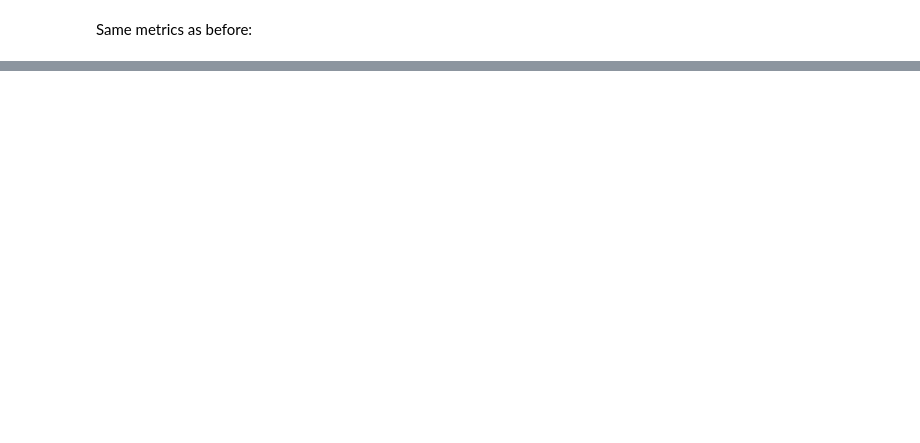
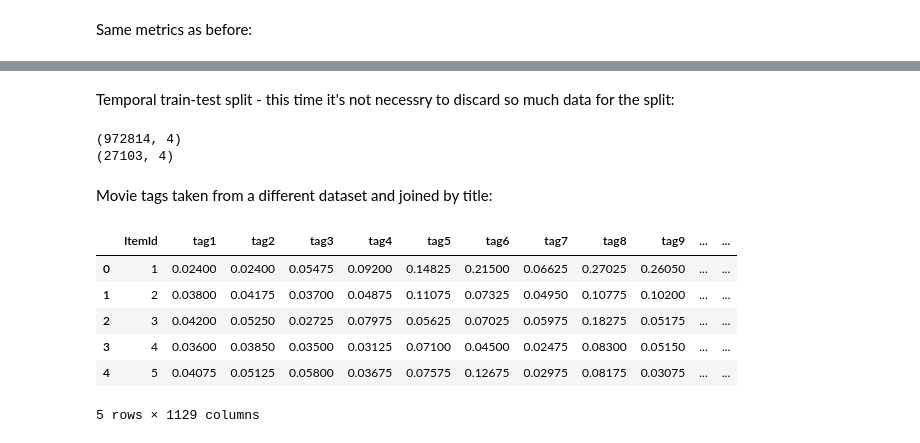
Before and after one commit to david-cortes/cmfrec, a Jupyter notebook: example/cmfrec_movielens_sideinfo.ipynb, the cells around one changed output, grey strips where cells are left out. Cells and saved outputs as stored; diff of their text form; code cells hidden in the pictures; blank space fills up the shorter version.

```diff
--- a/example/cmfrec_movielens_sideinfo.ipynb
+++ b/example/cmfrec_movielens_sideinfo.ipynb
@@ -444,0 +459,46 @@ print_reclist(reclist3)
+# %% [markdown]
+Temporal train-test split - this time it's not necessry to discard so much data for the split:
+# %%
+time_cutoff='2002-01-01'
+train=ratings.loc[ratings.Timestamp<=time_cutoff]
+test=ratings.loc[ratings.Timestamp>time_cutoff]
+users_train=set(list(train.UserId))
+items_train=set(list(train.ItemId))
+test=test.loc[test.UserId.map(lambda x: x in users_train)]
+test=test.loc[test.ItemId.map(lambda x: x in items_train)]
+print(train.shape)
+print(test.shape)
+# %% [output]
+(972814, 4)
+(27103, 4)
+# %% [markdown]
+Movie tags taken from a different dataset and joined by title:
+# %%
+movie_titles=pd.read_table('D:\\Downloads\\movielens\\ml-1m\\ml-1m\\movies.dat',sep='::',engine='python',header=None)
+movie_titles.columns=['ItemId','title','genres']
+movie_titles=movie_titles[['ItemId','title']]
+
+# will save the movie titles for later
+movie_id_to_title={i.ItemId:i.title for i in movie_titles.itertuples()}
+
+movies=pd.read_csv('D:\\Downloads\\movielens\\ml-latest\\ml-latest\\movies.csv')
+movies=movies[['movieId','title']]
+movies=pd.merge(movies,movie_titles)
+movies=movies[['movieId','ItemId']]
+
+tags=pd.read_csv('D:\\Downloads\\movielens\\ml-latest\\ml-latest\\genome-scores.csv')
+tags_wide=tags.pivot(index='movieId', columns='tagId', values='relevance')
+tags_wide=tags_wide.fillna(0)
+tags_wide.columns=["tag"+str(i) for i in tags_wide.columns.values]
+
+movies=pd.merge(movies,tags_wide,how='inner',left_on='movieId',right_index=True)
+del movies['movieId']
+movies.head()
+# %% [output]
+|  | ItemId | tag1 | tag2 | tag3 | tag4 | tag5 | tag6 | tag7 | tag8 | tag9 | ... | ... |
+| 0 | 1 | 0.02400 | 0.02400 | 0.05475 | 0.09200 | 0.14825 | 0.21500 | 0.06625 | 0.27025 | 0.26050 | ... | ... |
+| 1 | 2 | 0.03800 | 0.04175 | 0.03700 | 0.04875 | 0.11075 | 0.07325 | 0.04950 | 0.10775 | 0.10200 | ... | ... |
+| 2 | 3 | 0.04200 | 0.05250 | 0.02725 | 0.07975 | 0.05625 | 0.07025 | 0.05975 | 0.18275 | 0.05175 | ... | ... |
+| 3 | 4 | 0.03600 | 0.03850 | 0.03500 | 0.03125 | 0.07100 | 0.04500 | 0.02475 | 0.08300 | 0.05150 | ... | ... |
+| 4 | 5 | 0.04075 | 0.05125 | 0.05800 | 0.03675 | 0.07575 | 0.12675 | 0.02975 | 0.08175 | 0.03075 | ... | ... |
+5 rows × 1129 columns
```
Also changed, not shown: parts of 29 cells of this notebook, 3 other files.
